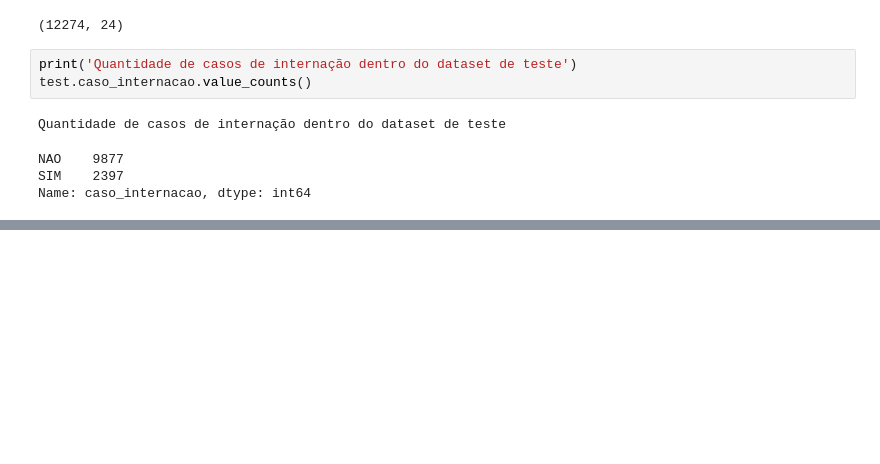
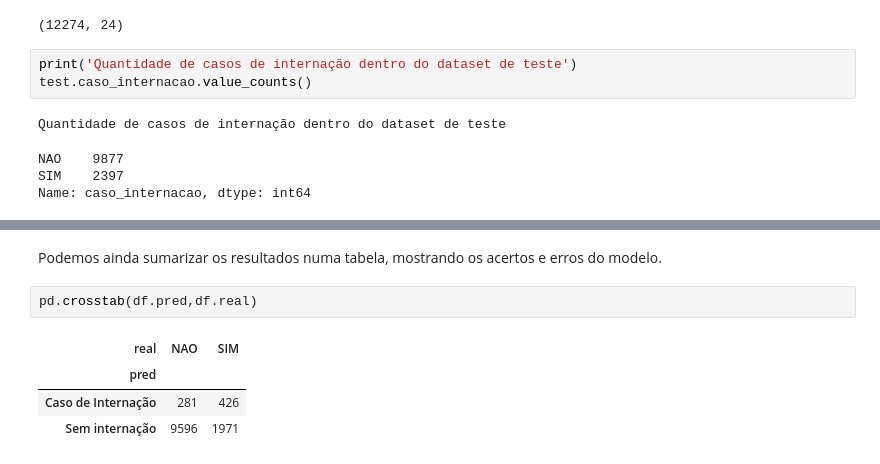
Before and after one commit to Jcss3/Analise-de-Dados---Dengue, a Jupyter notebook: Dataset Pre-Processado/Regressão.ipynb, the cells around one changed output, grey strips where cells are left out. Saved outputs shown, nothing was run; the diff lists cells and outputs as text; blank space fills up the shorter version.

```diff
--- a/Dataset Pre-Processado/Regressão.ipynb
+++ b/Dataset Pre-Processado/Regressão.ipynb
@@ -105,0 +220,9 @@ Name: caso_internacao, dtype: int64
+# %% [markdown]
+Podemos ainda sumarizar os resultados numa tabela, mostrando os acertos e erros do modelo.
+# %%
+pd.crosstab(df.pred,df.real)
+# %% [output]
+| real | NAO | SIM |
+| pred |  |  |
+| Caso de Internação | 281 | 426 |
+| Sem internação | 9596 | 1971 |
```
Also changed, not shown: parts of 12 cells of this notebook.
